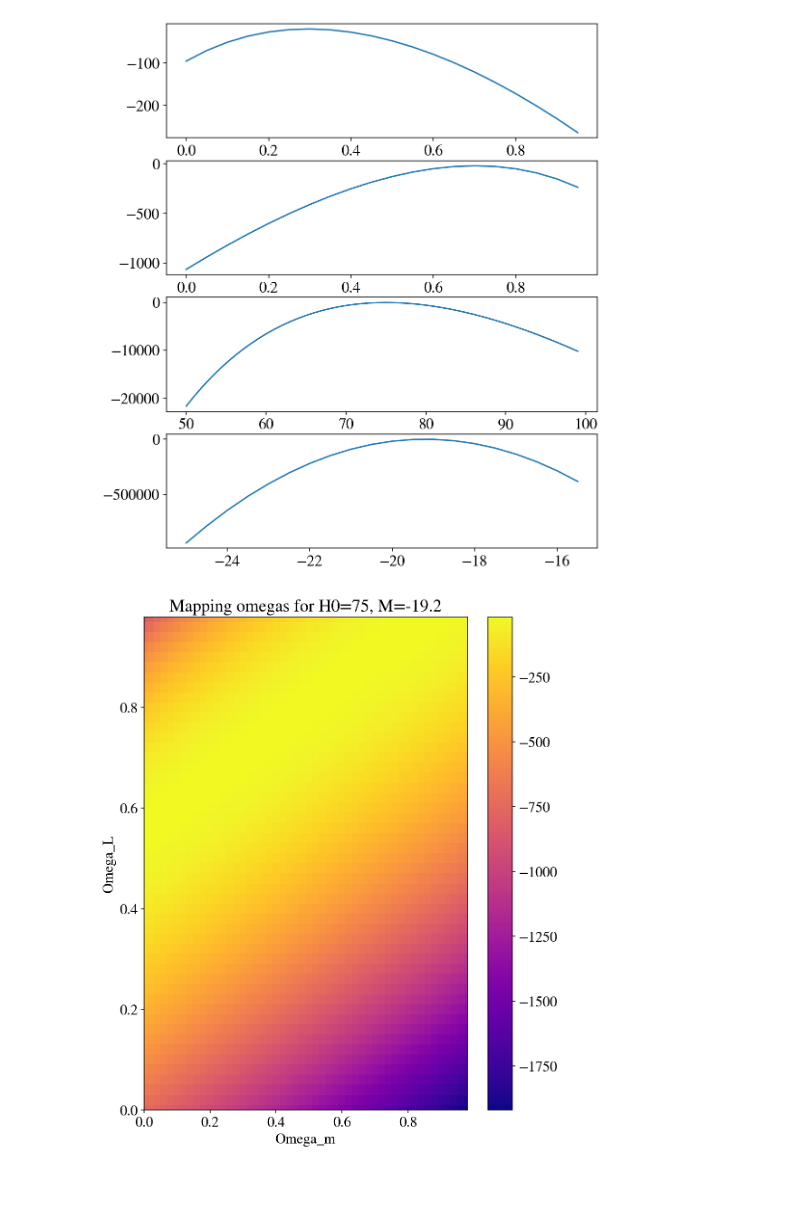
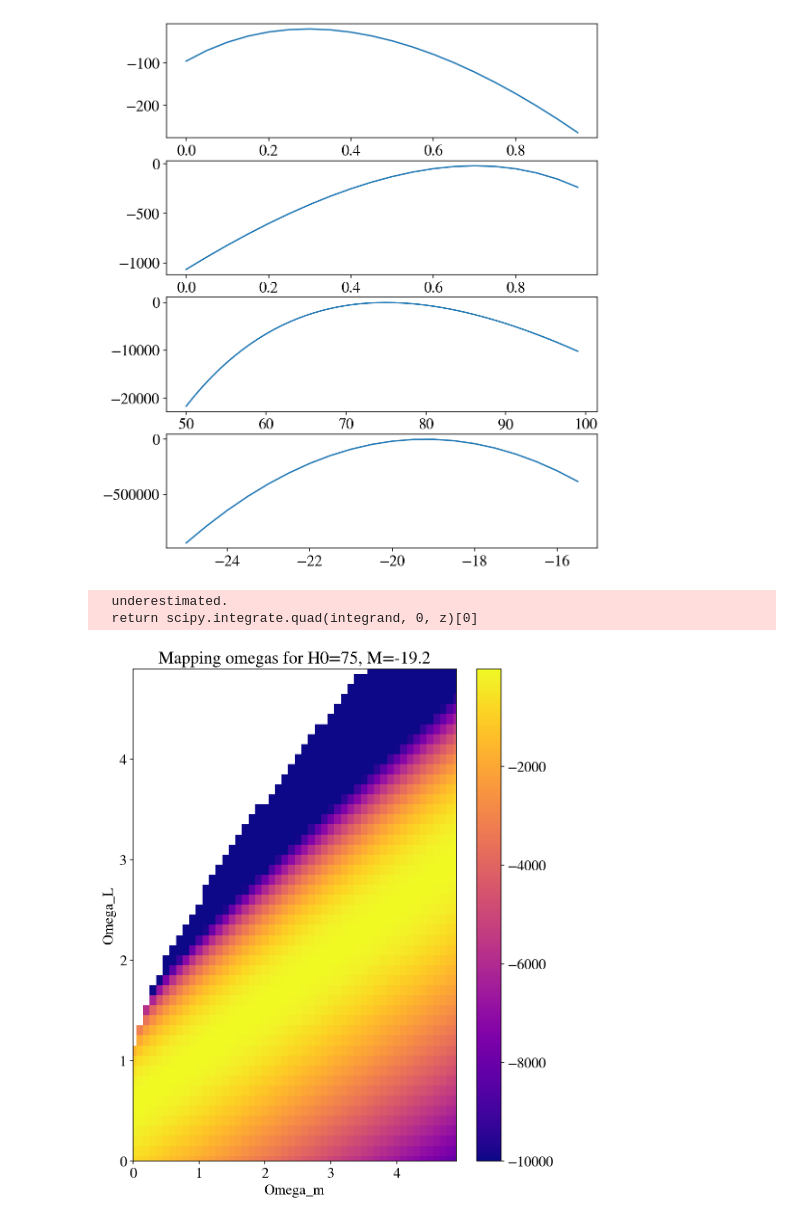
Before and after one commit to r-hensley/250_project_group_2, a Jupyter notebook: notebooks/likelihood_map.ipynb, the cells around one changed output. Saved outputs shown, nothing was run; the diff lists cells and outputs as text; code cells hidden in the pictures; blank space fills up the shorter version.

Commit message:
Zoomed out omega map

```diff
--- a/notebooks/likelihood_map.ipynb
+++ b/notebooks/likelihood_map.ipynb
@@ -121,35 +121,36 @@ Currently varying Omega_m
 3: [0.3, 0.7, 75, -15.5] --> -383245.13
 [figure]
 # %%
-def main():
-    def map_omegas():
-        x1 = np.arange(0, 1, 0.02)
-        x2 = np.arange(0, 1, 0.02)
-        y = np.zeros((len(x1), len(x2)))
-        for i, x1_value in enumerate(x1):
-            for j, x2_value in enumerate(x2):
-                input = [x1_value, x2_value, start[2], start[3]]
-                state = State(input)
-                l = markov_chain.log_likelihood(state.array)
-                # print(f"{input} --> {round(l, 3)}")
-                # y.append((state.tuple, l))
-                y[j][i] = l
+def map_omegas(max_x1, step_x1, max_x2, step_x2):
+    x1 = np.arange(0, max_x1, step_x1)
+    x2 = np.arange(0, max_x2, step_x2)
+    y = np.zeros((len(x1), len(x2)))
+    for i, x1_value in enumerate(x1):
+        for j, x2_value in enumerate(x2):
+            input = [x1_value, x2_value, start[2], start[3]]
+            state = State(input)
+            l = markov_chain.log_likelihood(state.array)
+            # print(f"{input} --> {round(l, 3)}")
+            # y.append((state.tuple, l))
+            y[j][i] = l
 
-        fig, ax = plt.subplots()
-        fig: matplotlib.figure.Figure
-        ax: plt.Axes  # just typehinting
-        c = ax.pcolormesh(x1, x2, y,
-                          cmap='plasma', shading='auto')
-        ax.axis([x1.min(), x1.max(), x2.min(), x2.max()])
-        fig.colorbar(c, ax=ax)
-        ax.set_xlabel("Omega_m")
-        ax.set_ylabel("Omega_L")
-        ax.set_title("Mapping omegas for H0=75, M=-19.2")
+    fig, ax = plt.subplots()
+    fig: matplotlib.figure.Figure
+    ax: plt.Axes  # just typehinting
+    c = ax.pcolormesh(x1, x2, y,
+                      cmap='plasma', shading='auto',
+                      vmin=-10000)
+    ax.axis([x1.min(), x1.max(), x2.min(), x2.max()])
+    fig.colorbar(c, ax=ax)
+    ax.set_xlabel("Omega_m")
+    ax.set_ylabel("Omega_L")
+    ax.set_title("Mapping omegas for H0=75, M=-19.2")
 
-        plt.show()
-    map_omegas()
+    plt.show()
 
 if __name__ == "__main__":
-    main()
+    map_omegas(5, 0.1, 5, 0.1)
 # %% [output]
+  underestimated.
+  return scipy.integrate.quad(integrand, 0, z)[0]
-[figure, old version]
+[figure, new version]
```
Also changed, not shown: parts of 1 cell of this notebook.
